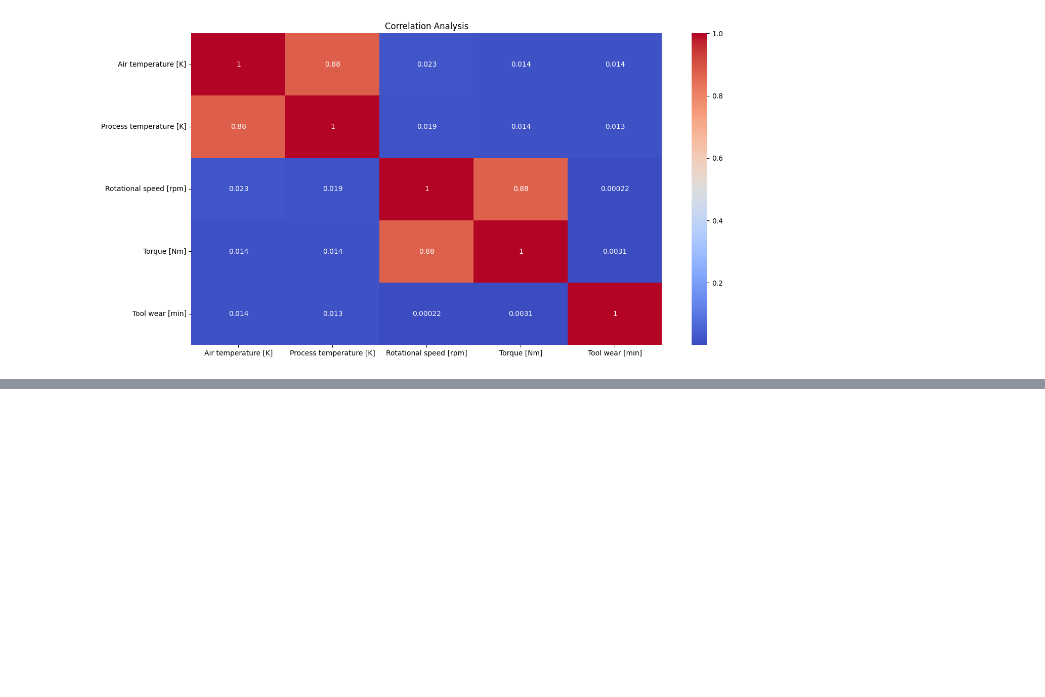
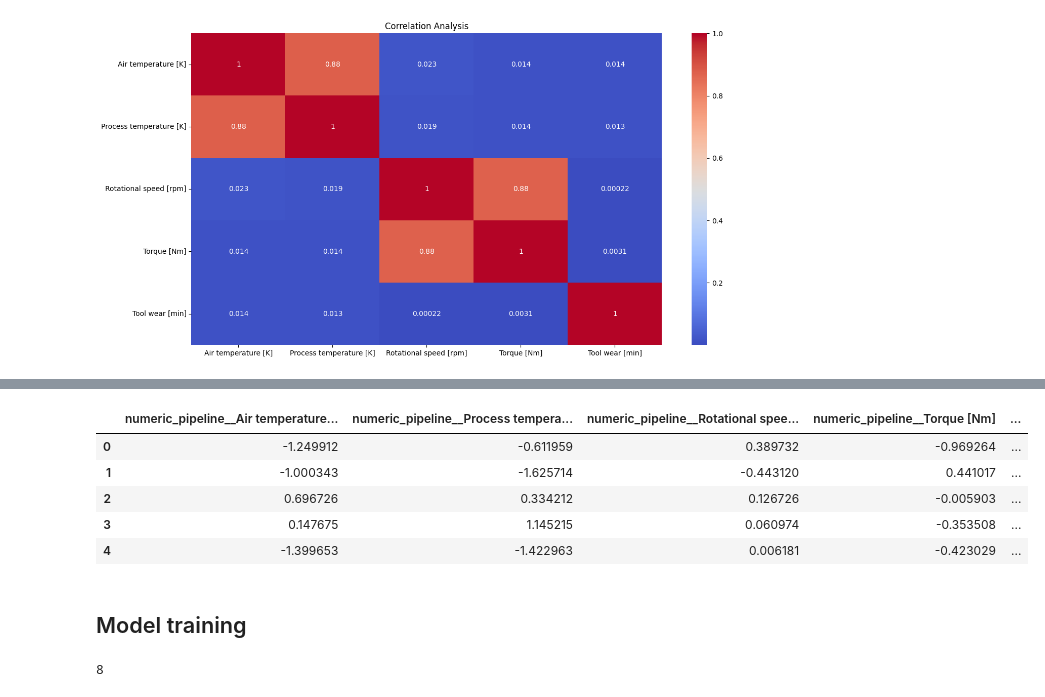
Before and after one commit to shaloy-lewis/machine-predictive-maintenance-classification, a Jupyter notebook: experiment/experiments.ipynb, the cells around one changed output, grey strips where cells are left out. Cells and saved outputs as stored; diff of their text form; code cells hidden in the pictures; blank space fills up the shorter version.

```diff
--- a/experiment/experiments.ipynb
+++ b/experiment/experiments.ipynb
@@ -226,0 +257,13 @@ sns.heatmap(abs(correlation), annot=True, cmap='coolwarm')
+# %%
+X_train,X_val,y_train,y_val=train_test_split(X
+                                               , y
+                                               , test_size=0.2
+                                               , stratify=y
+                                               , shuffle=True
+                                               , random_state=42)
+X_train,X_test,y_train,y_test=train_test_split(X_train
+                                               , y_train
+                                               , test_size=0.2
+                                               , stratify=y_train
+                                               , shuffle=True
+                                               , random_state=42)
@@ -226,0 +300,20 @@ sns.heatmap(abs(correlation), annot=True, cmap='coolwarm')
+# %%
+numeric_pipeline=Pipeline(
+    steps=[
+        ("imputer",SimpleImputer()),
+        ("scaler",StandardScaler())
+    ]
+)
+categorical_pipeline=Pipeline(
+    steps=[
+        ("imputer",SimpleImputer(strategy="most_frequent")),
+        ("onehotencoder",OneHotEncoder(sparse_output=False,drop='if_binary'))
+    ]
+)
+preprocessor=ColumnTransformer(
+
+    [
+        ("numeric_pipeline",numeric_pipeline,NUM_FEATURES),
+        ("catategorical_pipeline",categorical_pipeline,CAT_FEATURES),
+    ]
+)
@@ -226,0 +337,15 @@ sns.heatmap(abs(correlation), annot=True, cmap='coolwarm')
+# %%
+X_train1=pd.DataFrame(preprocessor.fit_transform(X_train),columns=preprocessor.get_feature_names_out())
+X_val1=pd.DataFrame(preprocessor.transform(X_val),columns=preprocessor.get_feature_names_out())
+X_test1=pd.DataFrame(preprocessor.transform(X_test),columns=preprocessor.get_feature_names_out())
+# %%
+X_train1.head()
+# %% [output]
+|  | numeric_pipeline__Air temperature... | numeric_pipeline__Process tempera... | numeric_pipeline__Rotational spee... | numeric_pipeline__Torque [Nm] | ... |
+| 0 | -1.249912 | -0.611959 | 0.389732 | -0.969264 | ... |
+| 1 | -1.000343 | -1.625714 | -0.443120 | 0.441017 | ... |
+| 2 | 0.696726 | 0.334212 | 0.126726 | -0.005903 | ... |
+| 3 | 0.147675 | 1.145215 | 0.060974 | -0.353508 | ... |
+| 4 | -1.399653 | -1.422963 | 0.006181 | -0.423029 | ... |
+# %% [markdown]
+## Model training
@@ -226,0 +360,5 @@ sns.heatmap(abs(correlation), annot=True, cmap='coolwarm')
+# %%
+inp_dim=X_train1.shape[1]
+inp_dim
+# %% [output]
+8
```
Also changed, not shown: parts of 17 cells of this notebook.
